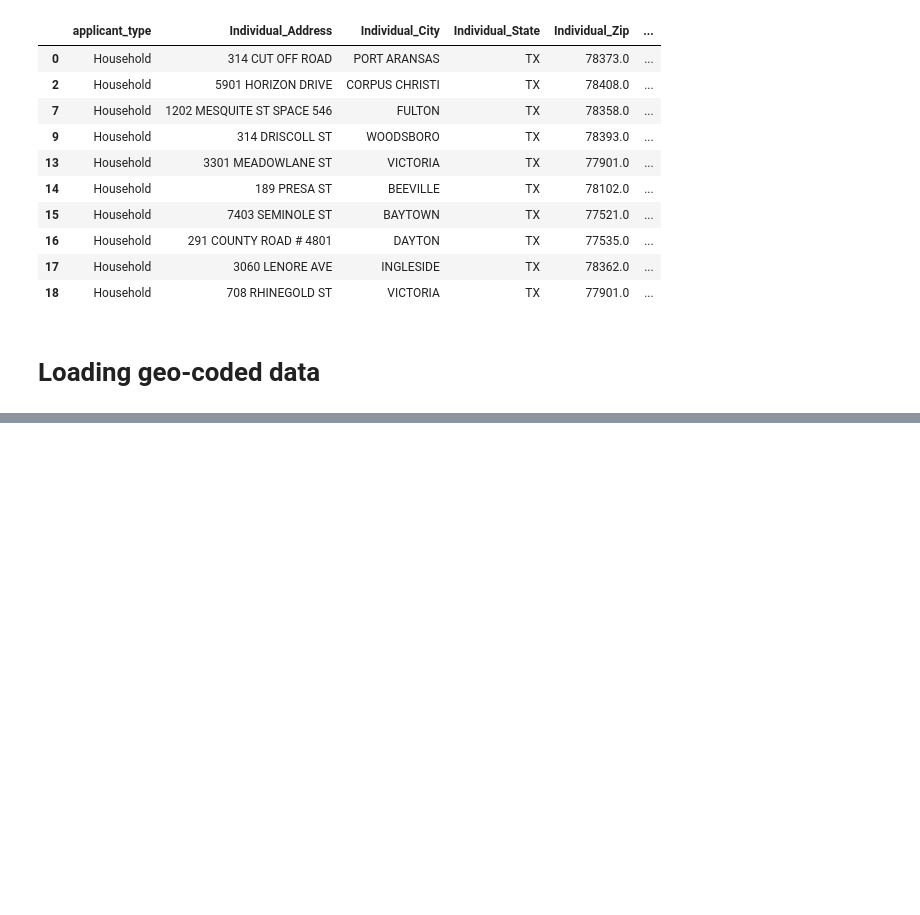
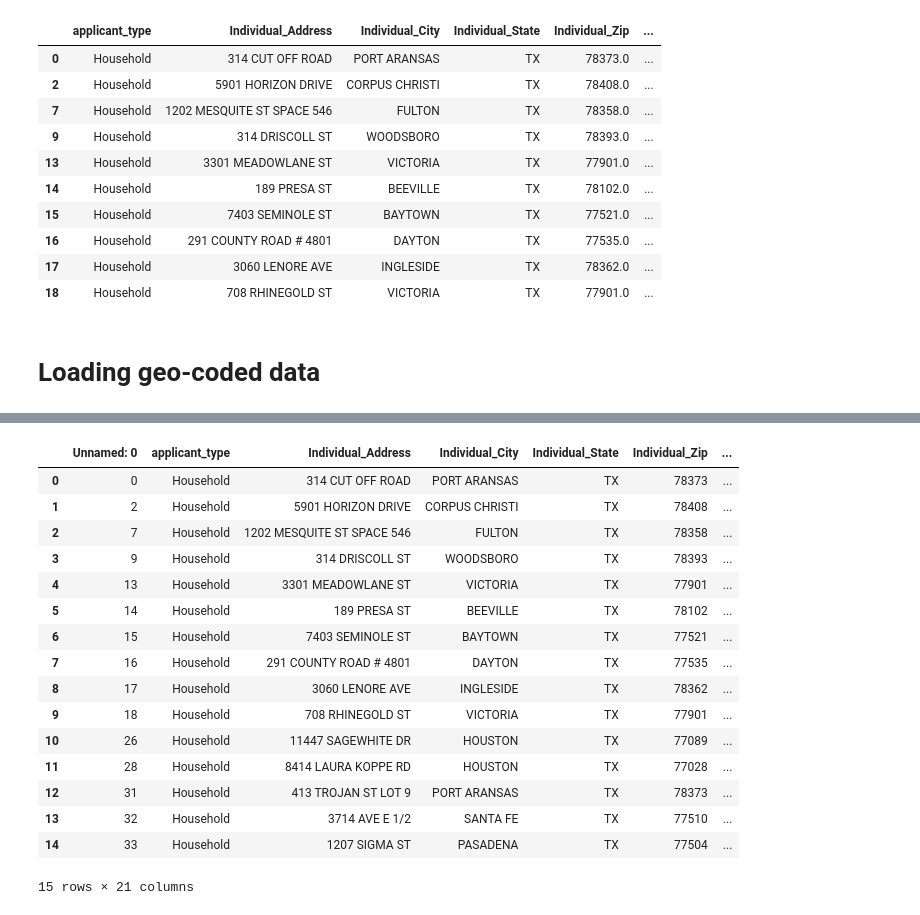
Before and after one commit to shubhamgoel27/hurricane_damage_prediction, a Jupyter notebook: notebooks/address_geocode.ipynb, the cells around one changed output, grey strips where cells are left out. Drawn from its saved outputs; the diff is of its cells as text; code cells hidden in the pictures; blank space fills up the shorter version.

```diff
--- a/notebooks/address_geocode.ipynb
+++ b/notebooks/address_geocode.ipynb
@@ -159,0 +157,20 @@ TypeError: '<' not supported between instances of 'str' and 'float'
+# %%
+data.head(15)
+# %% [output]
+|  | Unnamed: 0 | applicant_type | Individual_Address | Individual_City | Individual_State | Individual_Zip | ... |
+| 0 | 0 | Household | 314 CUT OFF ROAD | PORT ARANSAS | TX | 78373 | ... |
+| 1 | 2 | Household | 5901 HORIZON DRIVE | CORPUS CHRISTI | TX | 78408 | ... |
+| 2 | 7 | Household | 1202 MESQUITE ST SPACE 546 | FULTON | TX | 78358 | ... |
+| 3 | 9 | Household | 314 DRISCOLL ST | WOODSBORO | TX | 78393 | ... |
+| 4 | 13 | Household | 3301 MEADOWLANE ST | VICTORIA | TX | 77901 | ... |
+| 5 | 14 | Household | 189 PRESA ST | BEEVILLE | TX | 78102 | ... |
+| 6 | 15 | Household | 7403 SEMINOLE ST | BAYTOWN | TX | 77521 | ... |
+| 7 | 16 | Household | 291 COUNTY ROAD # 4801 | DAYTON | TX | 77535 | ... |
+| 8 | 17 | Household | 3060 LENORE AVE | INGLESIDE | TX | 78362 | ... |
+| 9 | 18 | Household | 708 RHINEGOLD ST | VICTORIA | TX | 77901 | ... |
+| 10 | 26 | Household | 11447 SAGEWHITE DR | HOUSTON | TX | 77089 | ... |
+| 11 | 28 | Household | 8414 LAURA KOPPE RD | HOUSTON | TX | 77028 | ... |
+| 12 | 31 | Household | 413 TROJAN ST LOT 9 | PORT ARANSAS | TX | 78373 | ... |
+| 13 | 32 | Household | 3714 AVE E 1/2 | SANTA FE | TX | 77510 | ... |
+| 14 | 33 | Household | 1207 SIGMA ST | PASADENA | TX | 77504 | ... |
+15 rows × 21 columns
```
Also changed, not shown: parts of 3 cells of this notebook, 1 other file.
